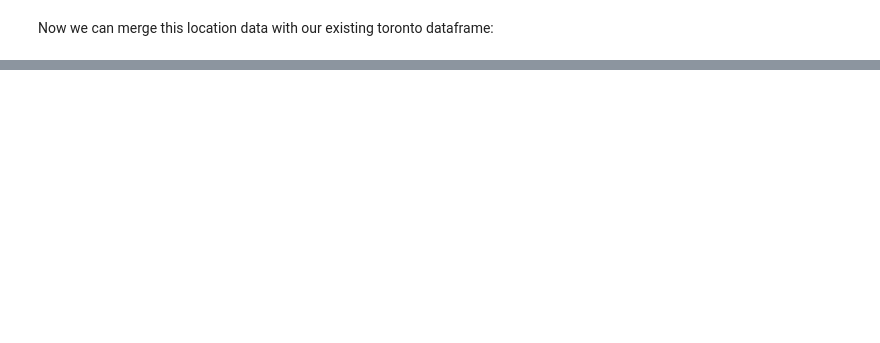
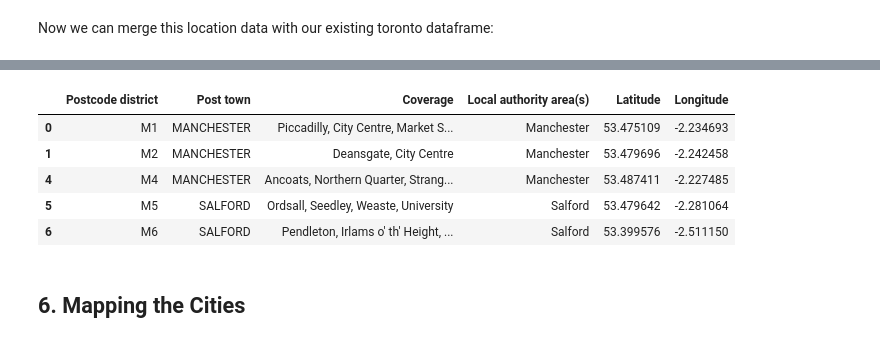
Before and after one commit to Quargle/Coursera_Capstone, a Jupyter notebook: Capstone.ipynb, the cells around one changed output, grey strips where cells are left out. Drawn from its saved outputs; the diff is of its cells as text; code cells hidden in the pictures; blank space fills up the shorter version.

Commit message:
Updated data for Week 4

```diff
--- a/Capstone.ipynb
+++ b/Capstone.ipynb
@@ -124,0 +117,3 @@ geo_data_df.head()
+# %%
+manchester_df = manchester_df[manchester_df["Postcode district"].str.contains('Sector') != True]
+manchester_df.head()
@@ -477,0 +172,24 @@ map_clusters
+# %%
+def get_lat(postcode):
+    postcode_district = postcode['Postcode district']
+    URL = f"https://maps.googleapis.com/maps/api/geocode/json?address={postcode_district},+manchester,+UK&key={API_key}"
+    data = requests.get(URL)
+    data = data.json()
+    try:
+        lat = data['results'][0]['geometry']['location']['lat']
+        return lat
+    except IndexError:
+        print(f"could not find lat for {postcode_district}")
+        return None
+
+def get_lng(postcode):
+    postcode_district = postcode['Postcode district']
+    URL = f"https://maps.googleapis.com/maps/api/geocode/json?address={postcode_district},+manchester,+UK&key={API_key}"
+    data = requests.get(URL)
+    data = data.json()
+    try:
+        long = data['results'][0]['geometry']['location']['lng']
+        return long
+    except IndexError:
+        print(f"could not find long for {postcode_district}")
+        return None
@@ -477,0 +224,3 @@ map_clusters
+# %%
+manchester_df['Postcode district'] = manchester_df['Postcode district'].astype("string")
+manchester_df.dtypes
@@ -477,0 +234,3 @@ map_clusters
+# %%
+manchester_df['Latitude'] = manchester_df.apply(get_lat, axis=1)
+manchester_df.head()
@@ -477,0 +244,12 @@ map_clusters
+# %%
+manchester_df['Longitude'] = manchester_df.apply(get_lng, axis=1)
+manchester_df.head()
+# %% [output]
+|  | Postcode district | Post town | Coverage | Local authority area(s) | Latitude | Longitude |
+| 0 | M1 | MANCHESTER | Piccadilly, City Centre, Market S... | Manchester | 53.475109 | -2.234693 |
+| 1 | M2 | MANCHESTER | Deansgate, City Centre | Manchester | 53.479696 | -2.242458 |
+| 4 | M4 | MANCHESTER | Ancoats, Northern Quarter, Strang... | Manchester | 53.487411 | -2.227485 |
+| 5 | M5 | SALFORD | Ordsall, Seedley, Weaste, University | Salford | 53.479642 | -2.281064 |
+| 6 | M6 | SALFORD | Pendleton, Irlams o' th' Height, ... | Salford | 53.399576 | -2.511150 |
+# %% [markdown]
+## 6. Mapping the Cities <a name="mapping"></a>
```
Also changed, not shown: parts of 111 cells of this notebook, 1 other file.
